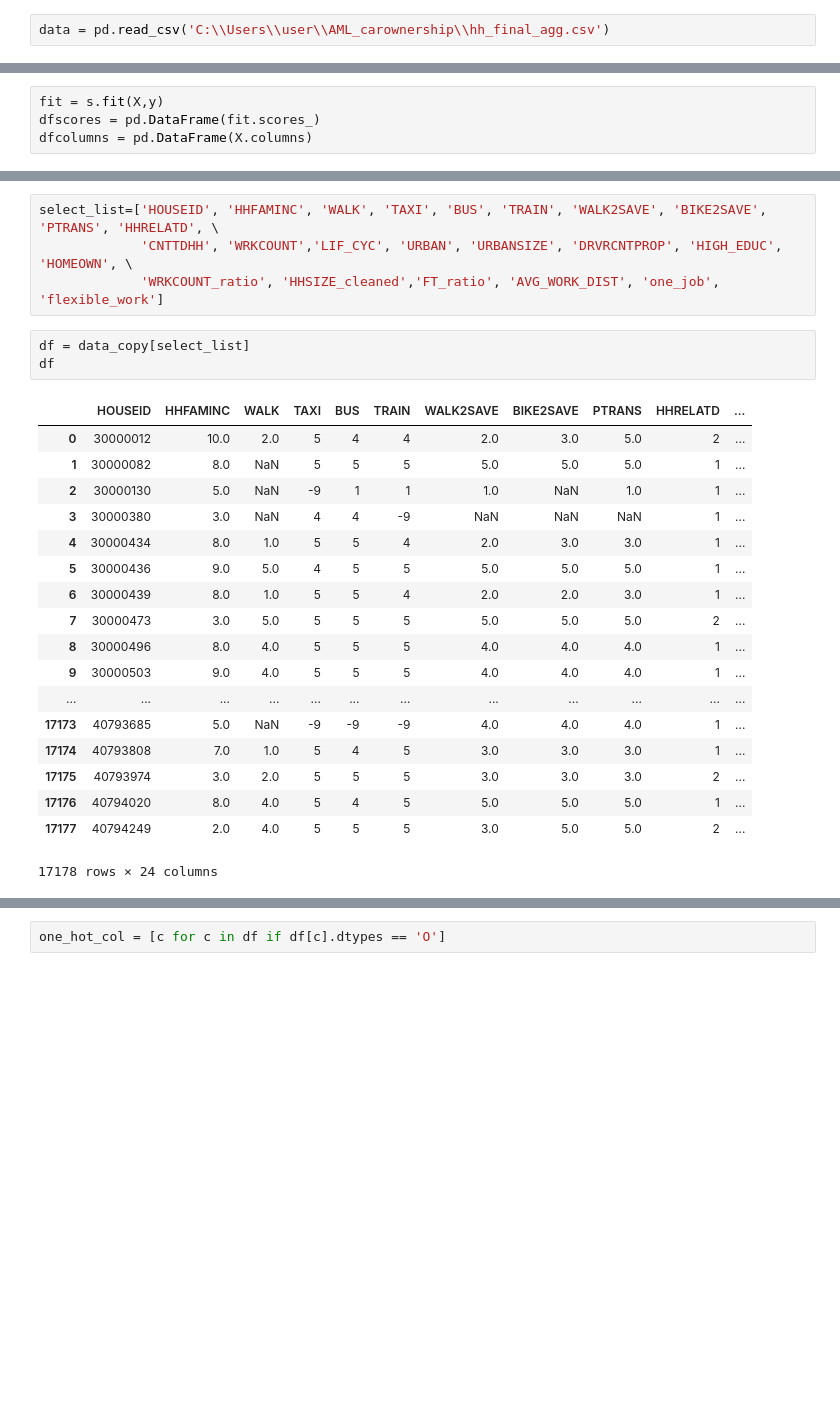
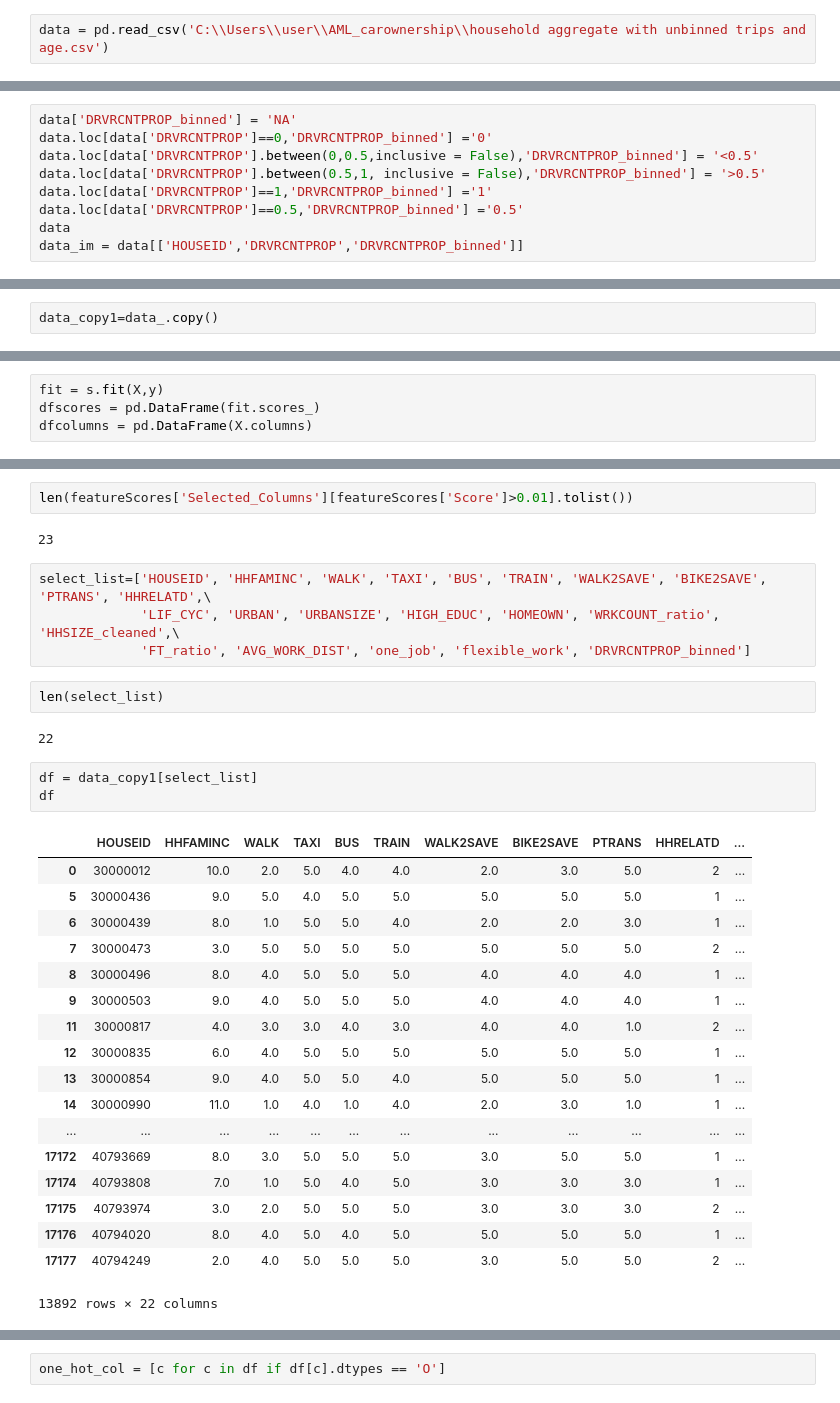
Before and after one commit to seanteohyh/AML_US_Traffic, a Jupyter notebook: feature_score_new.ipynb, the cells around one changed output, grey strips where cells are left out. Drawn from its saved outputs; the diff is of its cells as text; blank space fills up the shorter version.

```diff
--- a/feature_score_new.ipynb
+++ b/feature_score_new.ipynb
@@ -5,7 +5,7 @@ import numpy as np
 from sklearn import linear_model
 from sklearn import metrics
 # %%
-data = pd.read_csv('C:\\Users\\user\\AML_carownership\\hh_final_agg.csv')
+data = pd.read_csv('C:\\Users\\user\\AML_carownership\\household aggregate with unbinned trips and age.csv')
 # %%
 pd.set_option('max_columns', None)
 # %%
@@ -24,0 +51,9 @@ data.head(5).append(data.tail(5))
+# %%
+data['DRVRCNTPROP_binned'] = 'NA'
+data.loc[data['DRVRCNTPROP']==0,'DRVRCNTPROP_binned'] ='0'
+data.loc[data['DRVRCNTPROP'].between(0,0.5,inclusive = False),'DRVRCNTPROP_binned'] = '<0.5'
+data.loc[data['DRVRCNTPROP'].between(0.5,1, inclusive = False),'DRVRCNTPROP_binned'] = '>0.5'
+data.loc[data['DRVRCNTPROP']==1,'DRVRCNTPROP_binned'] ='1'
+data.loc[data['DRVRCNTPROP']==0.5,'DRVRCNTPROP_binned'] ='0.5'
+data
+data_im = data[['HOUSEID','DRVRCNTPROP','DRVRCNTPROP_binned']]
@@ -68,6 +135,8 @@ data.shape
 #data.where(data == -9).sum()
 # %%
 data_= data.dropna(how='any')
+# %%
+data_copy1=data_.copy()
 # %%
 data.shape, data_.shape
 # %% [output]
@@ -402,26 +476,34 @@ featureScores['Selected_Columns'][featureScores['Score']>0.01].tolist()
+# %%
+len(featureScores['Selected_Columns'][featureScores['Score']>0.01].tolist())
+# %% [output]
+23
 # %%
-select_list=['HOUSEID', 'HHFAMINC', 'WALK', 'TAXI', 'BUS', 'TRAIN', 'WALK2SAVE', 'BIKE2SAVE', 'PTRANS', 'HHRELATD', \
-             'CNTTDHH', 'WRKCOUNT','LIF_CYC', 'URBAN', 'URBANSIZE', 'DRVRCNTPROP', 'HIGH_EDUC', 'HOMEOWN', \
-             'WRKCOUNT_ratio', 'HHSIZE_cleaned','FT_ratio', 'AVG_WORK_DIST', 'one_job', 'flexible_work']
+select_list=['HOUSEID', 'HHFAMINC', 'WALK', 'TAXI', 'BUS', 'TRAIN', 'WALK2SAVE', 'BIKE2SAVE', 'PTRANS', 'HHRELATD',\
+             'LIF_CYC', 'URBAN', 'URBANSIZE', 'HIGH_EDUC', 'HOMEOWN', 'WRKCOUNT_ratio', 'HHSIZE_cleaned',\
+             'FT_ratio', 'AVG_WORK_DIST', 'one_job', 'flexible_work', 'DRVRCNTPROP_binned']
+# %%
+len(select_list)
+# %% [output]
+22
 # %%
-df = data_copy[select_list]
+df = data_copy1[select_list]
 df
 # %% [output]
 |  | HOUSEID | HHFAMINC | WALK | TAXI | BUS | TRAIN | WALK2SAVE | BIKE2SAVE | PTRANS | HHRELATD | ... |
-| 0 | 30000012 | 10.0 | 2.0 | 5 | 4 | 4 | 2.0 | 3.0 | 5.0 | 2 | ... |
-| 1 | 30000082 | 8.0 | NaN | 5 | 5 | 5 | 5.0 | 5.0 | 5.0 | 1 | ... |
-| 2 | 30000130 | 5.0 | NaN | -9 | 1 | 1 | 1.0 | NaN | 1.0 | 1 | ... |
-| 3 | 30000380 | 3.0 | NaN | 4 | 4 | -9 | NaN | NaN | NaN | 1 | ... |
-| 4 | 30000434 | 8.0 | 1.0 | 5 | 5 | 4 | 2.0 | 3.0 | 3.0 | 1 | ... |
-| 5 | 30000436 | 9.0 | 5.0 | 4 | 5 | 5 | 5.0 | 5.0 | 5.0 | 1 | ... |
-| 6 | 30000439 | 8.0 | 1.0 | 5 | 5 | 4 | 2.0 | 2.0 | 3.0 | 1 | ... |
-| 7 | 30000473 | 3.0 | 5.0 | 5 | 5 | 5 | 5.0 | 5.0 | 5.0 | 2 | ... |
-| 8 | 30000496 | 8.0 | 4.0 | 5 | 5 | 5 | 4.0 | 4.0 | 4.0 | 1 | ... |
-| 9 | 30000503 | 9.0 | 4.0 | 5 | 5 | 5 | 4.0 | 4.0 | 4.0 | 1 | ... |
+| 0 | 30000012 | 10.0 | 2.0 | 5.0 | 4.0 | 4.0 | 2.0 | 3.0 | 5.0 | 2 | ... |
+| 5 | 30000436 | 9.0 | 5.0 | 4.0 | 5.0 | 5.0 | 5.0 | 5.0 | 5.0 | 1 | ... |
+| 6 | 30000439 | 8.0 | 1.0 | 5.0 | 5.0 | 4.0 | 2.0 | 2.0 | 3.0 | 1 | ... |
+| 7 | 30000473 | 3.0 | 5.0 | 5.0 | 5.0 | 5.0 | 5.0 | 5.0 | 5.0 | 2 | ... |
+| 8 | 30000496 | 8.0 | 4.0 | 5.0 | 5.0 | 5.0 | 4.0 | 4.0 | 4.0 | 1 | ... |
+| 9 | 30000503 | 9.0 | 4.0 | 5.0 | 5.0 | 5.0 | 4.0 | 4.0 | 4.0 | 1 | ... |
+| 11 | 30000817 | 4.0 | 3.0 | 3.0 | 4.0 | 3.0 | 4.0 | 4.0 | 1.0 | 2 | ... |
+| 12 | 30000835 | 6.0 | 4.0 | 5.0 | 5.0 | 5.0 | 5.0 | 5.0 | 5.0 | 1 | ... |
+| 13 | 30000854 | 9.0 | 4.0 | 5.0 | 5.0 | 4.0 | 5.0 | 5.0 | 5.0 | 1 | ... |
+| 14 | 30000990 | 11.0 | 1.0 | 4.0 | 1.0 | 4.0 | 2.0 | 3.0 | 1.0 | 1 | ... |
 | ... | ... | ... | ... | ... | ... | ... | ... | ... | ... | ... | ... |
-| 17173 | 40793685 | 5.0 | NaN | -9 | -9 | -9 | 4.0 | 4.0 | 4.0 | 1 | ... |
-| 17174 | 40793808 | 7.0 | 1.0 | 5 | 4 | 5 | 3.0 | 3.0 | 3.0 | 1 | ... |
-| 17175 | 40793974 | 3.0 | 2.0 | 5 | 5 | 5 | 3.0 | 3.0 | 3.0 | 2 | ... |
-| 17176 | 40794020 | 8.0 | 4.0 | 5 | 4 | 5 | 5.0 | 5.0 | 5.0 | 1 | ... |
-| 17177 | 40794249 | 2.0 | 4.0 | 5 | 5 | 5 | 3.0 | 5.0 | 5.0 | 2 | ... |
+| 17172 | 40793669 | 8.0 | 3.0 | 5.0 | 5.0 | 5.0 | 3.0 | 5.0 | 5.0 | 1 | ... |
+| 17174 | 40793808 | 7.0 | 1.0 | 5.0 | 4.0 | 5.0 | 3.0 | 3.0 | 3.0 | 1 | ... |
+| 17175 | 40793974 | 3.0 | 2.0 | 5.0 | 5.0 | 5.0 | 3.0 | 3.0 | 3.0 | 2 | ... |
+| 17176 | 40794020 | 8.0 | 4.0 | 5.0 | 4.0 | 5.0 | 5.0 | 5.0 | 5.0 | 1 | ... |
+| 17177 | 40794249 | 2.0 | 4.0 | 5.0 | 5.0 | 5.0 | 3.0 | 5.0 | 5.0 | 2 | ... |
-17178 rows × 24 columns
+13892 rows × 22 columns
```
Also changed, not shown: parts of 33 cells of this notebook, 1 other file.
